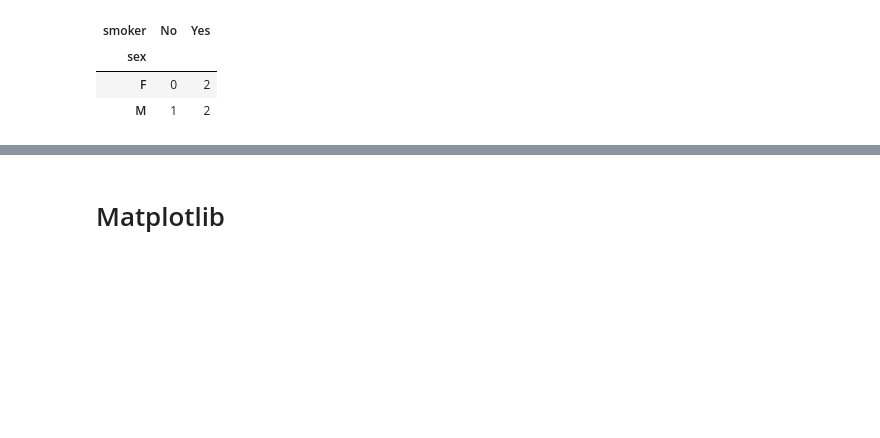
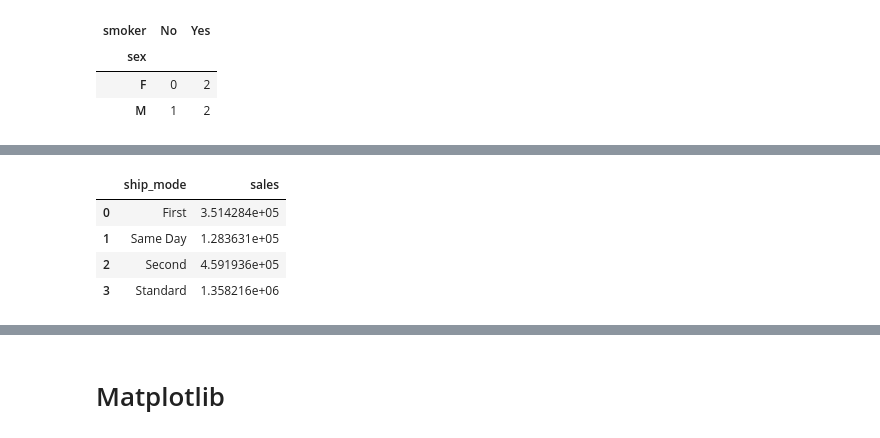
Before and after one commit to DieNice/lessons_notebooks, a Jupyter notebook: lesson_4.ipynb, the cells around one changed output, grey strips where cells are left out. Cells and saved outputs as stored; diff of their text form; code cells hidden in the pictures; blank space fills up the shorter version.

```diff
--- a/lesson_4.ipynb
+++ b/lesson_4.ipynb
@@ -683,0 +704,8 @@ pd.crosstab(df.sex, df.smoker)
+# %%
+orders.groupby(["ship_mode"])["sales"].sum().reset_index()
+# %% [output]
+|  | ship_mode | sales |
+| 0 | First | 3.514284e+05 |
+| 1 | Same Day | 1.283631e+05 |
+| 2 | Second | 4.591936e+05 |
+| 3 | Standard | 1.358216e+06 |
```
Also changed, not shown: parts of 33 cells of this notebook, 8 other files.
